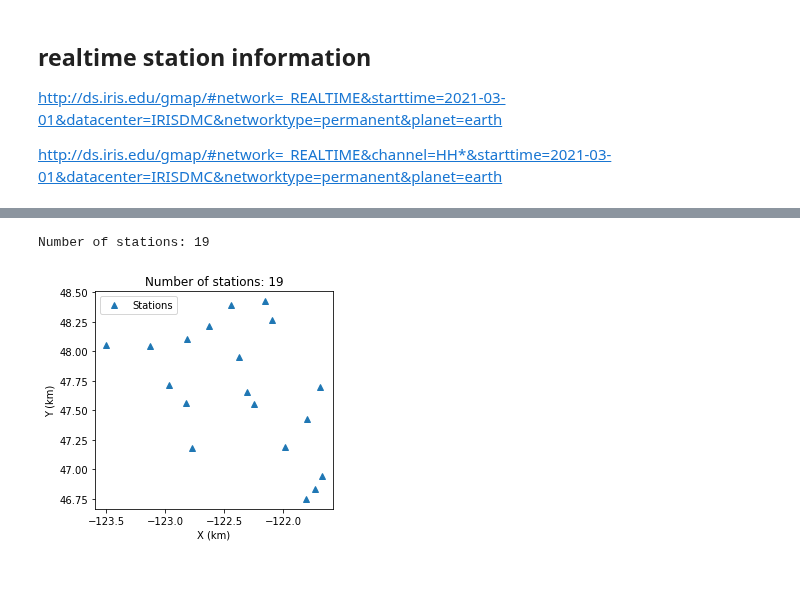
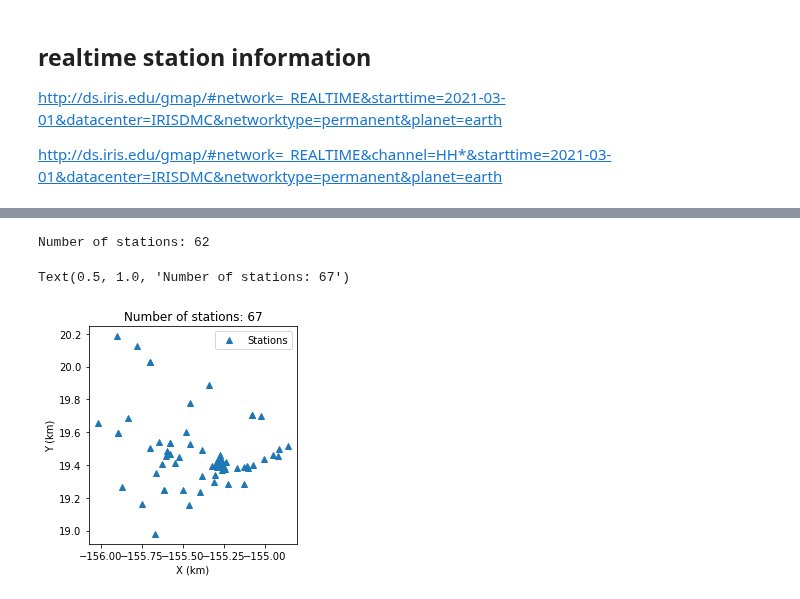
Before and after one commit to Cuda-Chen/QuakeFlow, a Jupyter notebook: waveform/realtime-iris.ipynb, the cells around one changed output, grey strips where cells are left out. Drawn from its saved outputs; the diff is of its cells as text; code cells hidden in the pictures.

```diff
--- a/waveform/realtime-iris.ipynb
+++ b/waveform/realtime-iris.ipynb
@@ -48,0 +55,16 @@ plt.axis("scaled")
+# %%
+stations_total = pd.read_csv("realtime-stations.txt", sep="|",  header=None, skiprows=3, names=["network", "station", "latitude", "longitude", "elevation(m)", "location", "starttime", "endtime"])
+stations_total = stations_total[stations_total["network"].isin(NETWORK)]
+
+plt.figure()
+plt.plot(stations_total["longitude"], stations_total["latitude"], '^')
+# plt.axis("scaled")
+
+stations_select = stations_total[(config["xlim_degree"][0] < stations_total["longitude"]) & (stations_total["longitude"] < config["xlim_degree"][1])\
+& (config["ylim_degree"][0] < stations_total["latitude"]) & (stations_total["latitude"] < config["ylim_degree"][1])]
+
+stations_select = stations_select.reset_index()
+print(len(stations_select))
+plt.figure()
+plt.plot(stations_select["longitude"], stations_select["latitude"], '^')
+# plt.axis("scaled")
@@ -52,17 +79,20 @@ import obspy
 from obspy.clients.fdsn import Client
 from collections import defaultdict
 import pandas as pd
-
+#     import matplotlib
+#     matplotlib.use("agg")
+#     import matplotlib.pyplot as plt
 
 ####### Download stations ########
-stations = Client("IRIS").get_stations(network = NETWORK,
-                                       station = "*",
-                                       starttime=obspy.UTCDateTime("2021-04-03"),
-                                       minlongitude=MIN_LON,
-                                       maxlongitude=MAX_LON,
-                                       minlatitude=MIN_LAT,
-                                       maxlatitude=MAX_LAT,
-                                       channel=CHANNELS,
+stations = Client("IRIS").get_stations(network = ",".join(config["networks"]),
+                                       station = ",".join(stations_select["station"]),
+                                       starttime=config["starttime"],
+                                       endtime=config["endtime"],
+                                       minlongitude=config["xlim_degree"][0],
+                                       maxlongitude=config["xlim_degree"][1],
+                                       minlatitude=config["ylim_degree"][0],
+                                       maxlatitude=config["ylim_degree"][1],
+                                       channel=config["channels"],
                                        level="response")#,
 #                                            filename="stations.xml")
 
@@ -73,48 +103,47 @@ print("Number of stations: {}".format(sum([len(x) for x in stations])))
 
 ####### Save stations ########
 station_locs = defaultdict(dict)
+station_resp = defaultdict(dict)
 for network in stations:
     for station in network:
         for chn in station:
-            x = (chn.longitude - CENTER[0])*DEGREE2KM
-            y = (chn.latitude - CENTER[1])*DEGREE2KM
-            z = -chn.elevation / 1e3 #km
             sid = f"{network.code}.{station.code}.{chn.location_code}.{chn.code[:-1]}"
+            station_resp[f"{network.code}.{station.code}.{chn.location_code}.{chn.code}"] =\
+                chn.response.instrument_sensitivity.value
             if sid in station_locs:
                 station_locs[sid]["component"] += f",{chn.code[-1]}"
                 station_locs[sid]["response"] += f",{chn.response.instrument_sensitivity.value:.2f}"
             else:
                 component = f"{chn.code[-1]}"
                 response = f"{chn.response.instrument_sensitivity.value:.2f}"
                 dtype = chn.response.instrument_sensitivity.input_units.lower()
                 tmp_dict = {}
-                tmp_dict["x(km)"], tmp_dict["y(km)"], tmp_dict["z(km)"] = x, y, z
                 tmp_dict["longitude"], tmp_dict["latitude"], tmp_dict["elevation(m)"] = chn.longitude, chn.latitude, chn.elevation
                 tmp_dict["component"], tmp_dict["response"], tmp_dict["unit"] = component, response, dtype
                 station_locs[sid] = tmp_dict
 
 station_locs = pd.DataFrame.from_dict(station_locs, orient='index')
-station_locs.to_csv("stations_iris.csv",
+station_locs.to_csv("stations.csv",
                     sep="\t", float_format="%.3f",
                     index_label="station",
-                    columns=["x(km)", "y(km)", "z(km)", "latitude", "longitude", "elevation(m)", "unit", "component", "response"])
-#                     columns=["longitude", "latitude", "elevation(m)", "unit", "component", "response"])
+                    columns=["longitude", "latitude", "elevation(m)", "unit", "component", "response"])
 
 
 #     ####### Plot stations ########
 plt.figure()
 plt.plot(station_locs["longitude"], station_locs["latitude"], "^", label="Stations")
 #     plt.plot(catalog["x(km)"], catalog["y(km)"], "k.", label="Earthquakes")
 plt.xlabel("X (km)")
 plt.ylabel("Y (km)")
 plt.axis("scaled")
 plt.legend()
 plt.title(f"Number of stations: {len(station_locs)}")
 #     plt.savefig(os.path.join(data_path, "stations_loc.png"))
-plt.show()
+# plt.show()
 # %% [output]
-Number of stations: 19
+Number of stations: 62
+Text(0.5, 1.0, 'Number of stations: 67')
-[figure, old version]
+[figure, new version]
 # %%
 class Client(EasySeedLinkClient):
     def on_data(self, trace):
```
Also changed, not shown: parts of 7 cells of this notebook, 1 other file.
